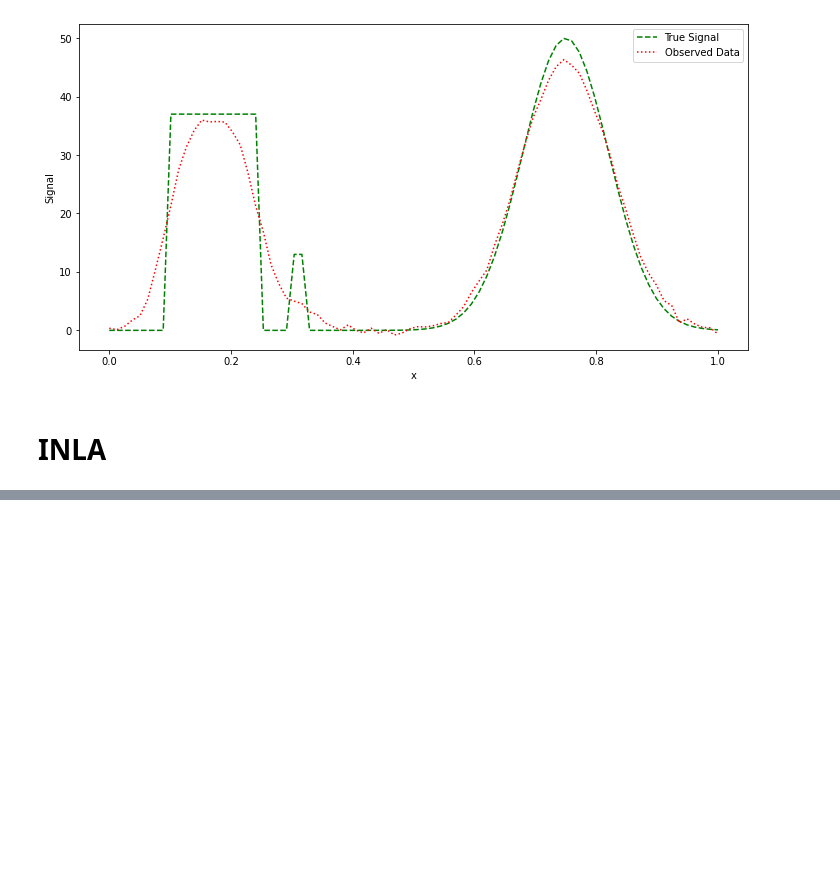
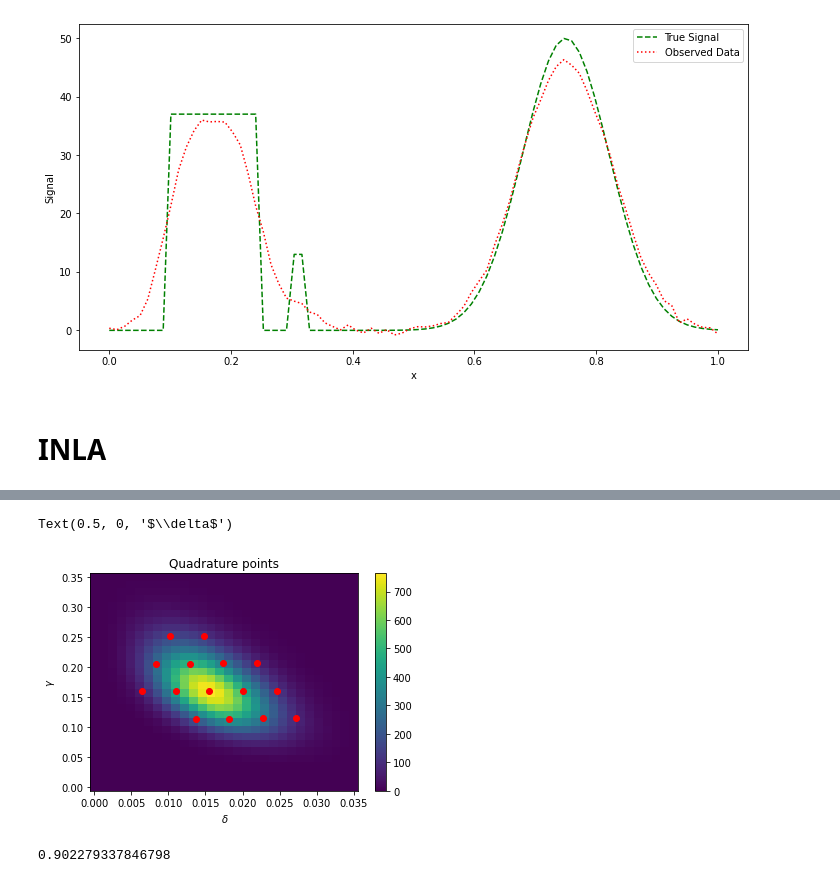
Before and after one commit to soniareilly/PDE_INLA, a Jupyter notebook: 1D_example_two_parameters_INLA.ipynb, the cells around one changed output, grey strips where cells are left out. Cells and saved outputs as stored; diff of their text form; code cells hidden in the pictures; blank space fills up the shorter version.

```diff
--- a/1D_example_two_parameters_INLA.ipynb
+++ b/1D_example_two_parameters_INLA.ipynb
@@ -152,0 +193,54 @@ Text(0.5, 0, '$\\delta$')
+# %%
+# for each coordinate of z, find its values with significant probability
+delta_z = 1
+delta_pi = 2.5
+
+z_highprob = [np.array([0.0]) for i in range(len(theta_MAP))]
+for idx in range(len(theta_MAP)):
+    z = np.array([0.0,0.0])
+    z[idx] = delta_z
+    while neglogpi_helper(theta_of_z(z)) - neglogpi_helper(theta_MAP) < delta_pi:
+        z_highprob[idx] = np.append(z_highprob[idx],z[idx])
+        z[idx] += delta_z
+    z[idx] = -delta_z
+    while neglogpi_helper(theta_of_z(z)) - neglogpi_helper(theta_MAP) < delta_pi:
+        z_highprob[idx] = np.append(z_highprob[idx],z[idx])
+        z[idx] -= delta_z
+
+# check each pair to find quadrature points (not currently generalized to >2 parameters)
+quad_points = []
+for i in range(len(z_highprob[0])):
+    for j in range(len(z_highprob[1])):
+        theta_ij = theta_of_z(np.array([z_highprob[0][i],z_highprob[1][j]]))
+        if neglogpi_helper(theta_ij) - neglogpi_helper(theta_MAP) < delta_pi:
+            quad_points.append(theta_ij)
+quad_points = np.array(quad_points)
+# %%
+# approximate value of pi(gamma, delta | data) at MAP point, from Laplace approximation
+scale = np.sqrt(np.linalg.det(Hess_MAP))/2/np.pi
+neglogpiMAP = neglogpi_helper(theta_MAP)
+
+fig = plt.figure()
+# plot scaled pi(gamma, delta | data) with quadrature points
+plt.pcolormesh(del_range,gam_range,np.exp(-neglogpi+neglogpiMAP)*scale)
+plt.colorbar()
+plt.scatter(quad_points[:,1],quad_points[:,0],color='red')
+plt.title('Quadrature points')
+plt.ylabel(r'$\gamma$')
+plt.xlabel(r'$\delta$')
+# plt.axis('scaled')
+# zoom = 20
+# w, h = fig.get_size_inches()
+# fig.set_size_inches(w * zoom, h * zoom)
+# %% [output]
+Text(0.5, 0, '$\\delta$')
+[figure, added]
+# %%
+# check that pi(gamma,delta | data) integrates to ~1 using quadrature
+d_area = np.sqrt(np.prod(Hinv_lam))*delta_z**2*np.linalg.norm(np.cross(np.append(Hinv_V[0],0),np.append(Hinv_V[1],0)))
+total = 0
+for i in range(quad_points.shape[0]):
+    total += np.exp(-neglogpi_helper(quad_points[i,:])+neglogpiMAP)*scale
+total*d_area
+# %% [output]
+0.902279337846798
```
Also changed, not shown: parts of 14 cells of this notebook, 11 other files.
